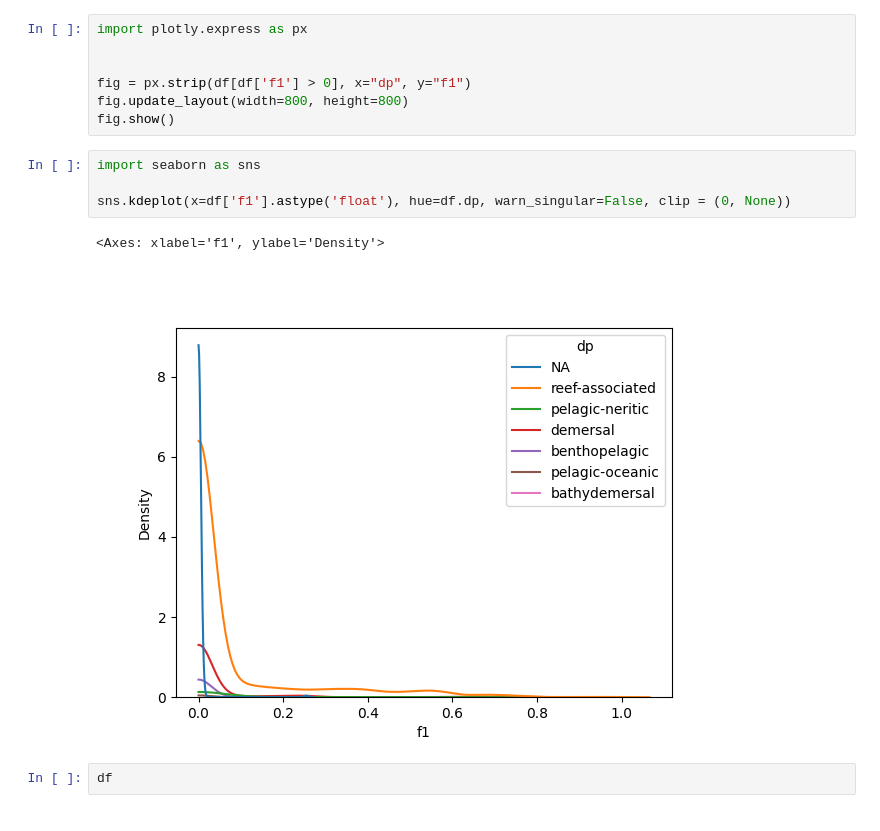
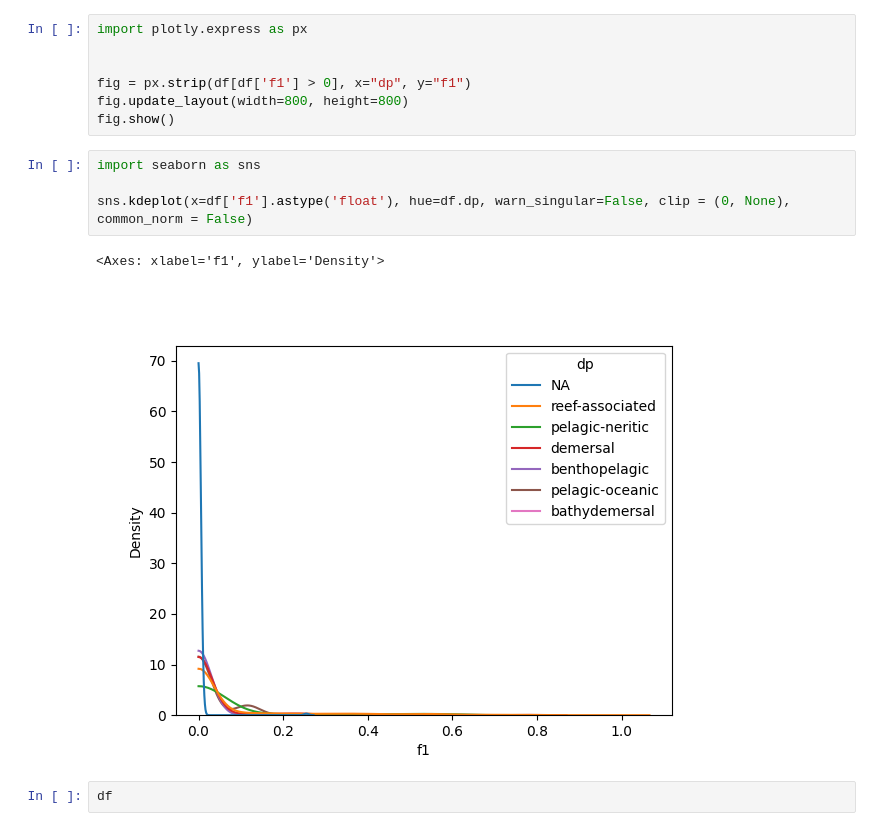
Before and after one commit to morand-g/malpolon-marbec, a Jupyter notebook: examples/RLS/RLS - PA outputs.ipynb, the cells around one changed output. Cells and saved outputs as stored; diff of their text form.

```diff
--- a/examples/RLS/RLS - PA outputs.ipynb
+++ b/examples/RLS/RLS - PA outputs.ipynb
@@ -685,10 +685,10 @@ fig.show()
 # %%
 import seaborn as sns
 
-sns.kdeplot(x=df['f1'].astype('float'), hue=df.dp, warn_singular=False, clip = (0, None))
+sns.kdeplot(x=df['f1'].astype('float'), hue=df.dp, warn_singular=False, clip = (0, None), common_norm = False)
 # %% [output]
 <Axes: xlabel='f1', ylabel='Density'>
-[figure, old version]
+[figure, new version]
 # %%
 df
 # %% [output]
```
